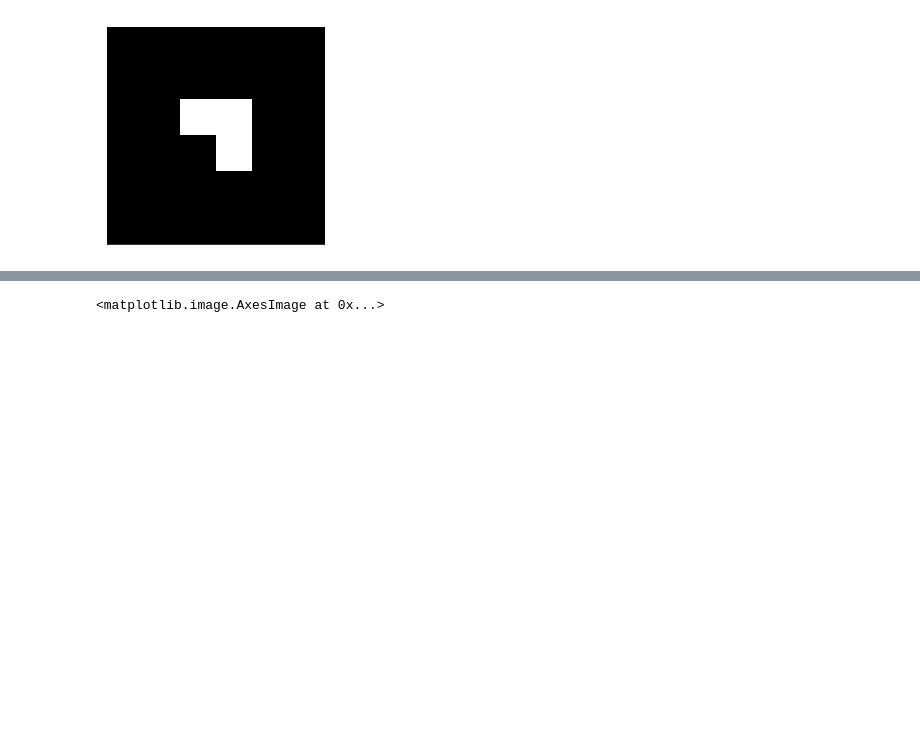
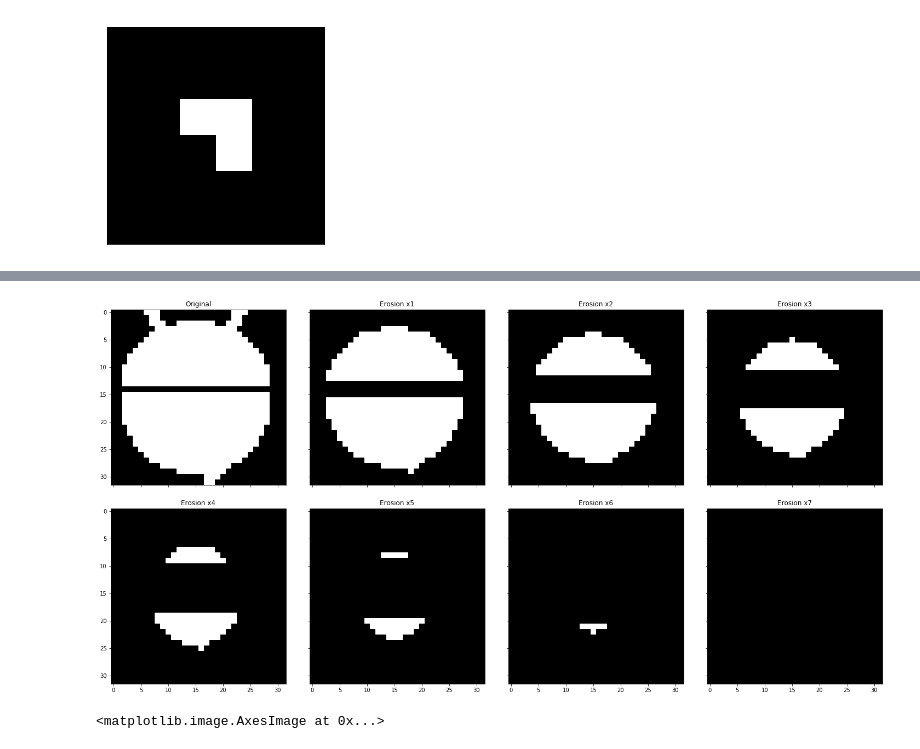
Before and after one commit to Pazitos10/math-morph, a Jupyter notebook: morpholgy_python.ipynb, the cells around one changed output, grey strips where cells are left out. Saved outputs shown, nothing was run; the diff lists cells and outputs as text; code cells hidden in the pictures; blank space fills up the shorter version.

```diff
--- a/morpholgy_python.ipynb
+++ b/morpholgy_python.ipynb
@@ -124,3 +75,28 @@ fm4.show(fm4.apply_filter('er', ico, n_iterations=6))
+# %%
+ico = io.imread("favicon.png", as_grey=True)
+ee = np.ones((3,3), dtype=np.uint8)
+
+fm4 = FilterManager(ee)
+
+fig2 = plt.figure()
+fig2.set_figwidth(100)
+fig2.set_figheight(150)
+
+fig2.subplots_adjust(left=0.05, right=0.95)
+grid2 = AxesGrid(fig2, 141, nrows_ncols=(2, 4), axes_pad=0.6)
+
+titles2 = ['Original', 'Erosion x1', 'Erosion x2', 'Erosion x3', 'Erosion x4', 'Erosion x5', 'Erosion x6', 'Erosion x7']
+
+
+grid2[0].set_title(titles2[0])
+grid2[0].imshow(fm.apply_threshold(ico), cmap=plt.cm.binary_r)
+for i in range(1, len(titles2)):
+    grid2[i].set_title(titles2[i])
+    grid2[i].imshow(fm.apply_filter('er', ico, i), cmap=plt.cm.binary_r)
+
+plt.savefig("filters-multiple-times.png")
+# %% [output]
+[figure, added]
 # %%
 test_img = np.array([[1,1,1,0],
                   [1,1,1,1],
```
Also changed, not shown: parts of 17 cells of this notebook, 4 other files.
